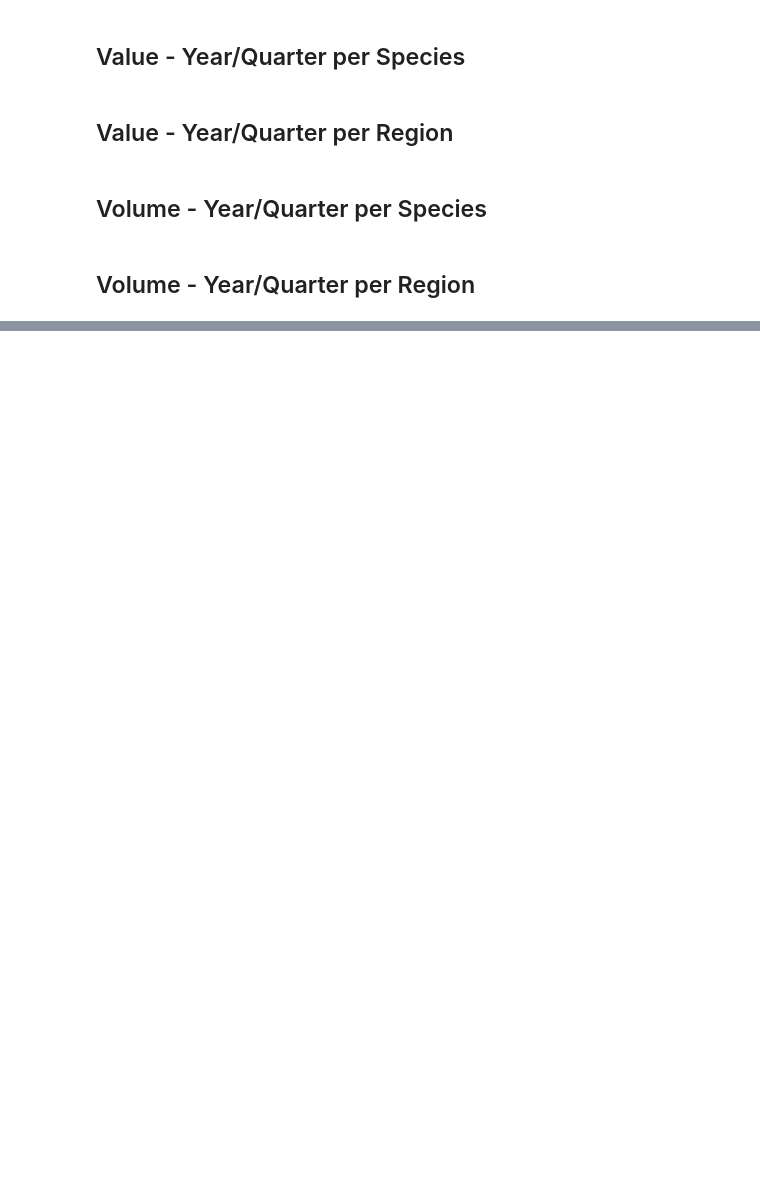
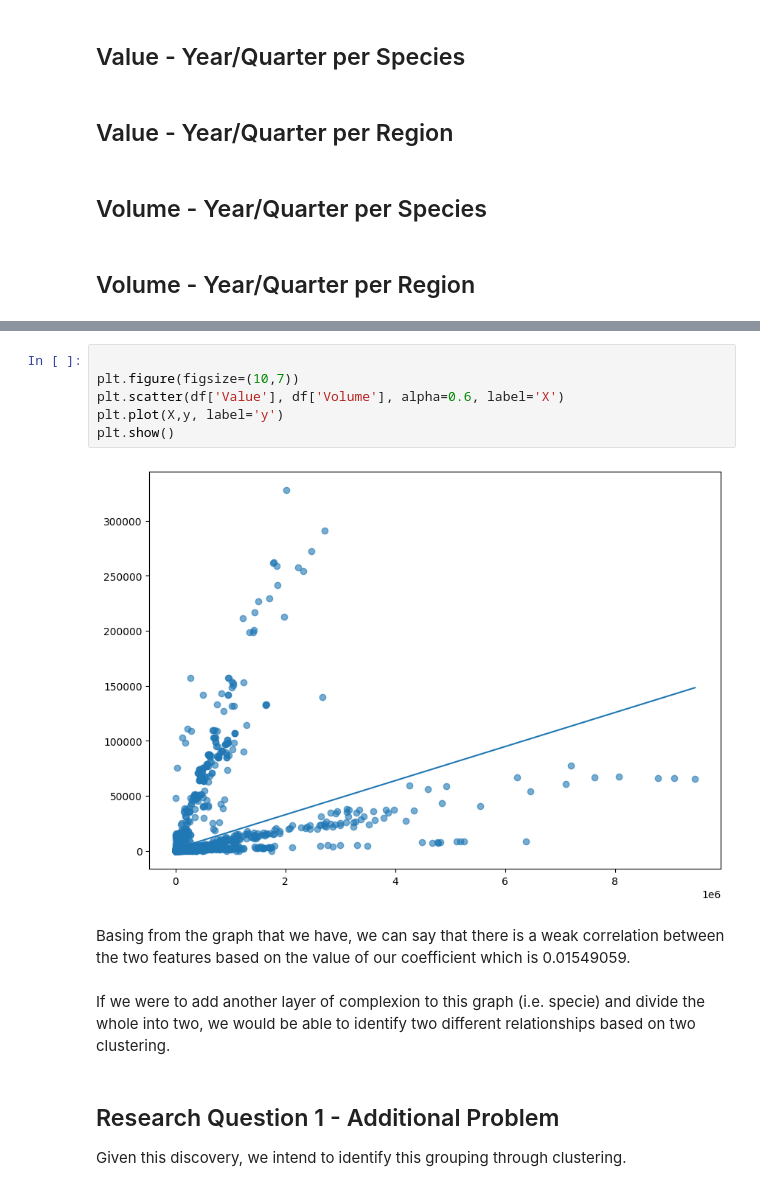
Before and after one commit to jcfrongoso/cs132-final-project, a Jupyter notebook: eda.ipynb, the cells around one changed output, grey strips where cells are left out. Cells and saved outputs as stored; diff of their text form; blank space fills up the shorter version.

```diff
--- a/eda.ipynb
+++ b/eda.ipynb
@@ -206,0 +245,16 @@ For this plot, there's a discrepancy that could be inferred. Two plots, one goin
+# %%
+
+plt.figure(figsize=(10,7))
+plt.scatter(df['Value'], df['Volume'], alpha=0.6, label='X')
+plt.plot(X,y, label='y')
+plt.show()
+# %% [output]
+[figure, added]
+# %% [markdown]
+Basing from the graph that we have, we can say that there is a weak correlation between the two features based on the value of our coefficient which is 0.01549059.
+# %% [markdown]
+If we were to add another layer of complexion to this graph (i.e. specie) and divide the whole into two, we would be able to identify two different relationships based on two clustering.
+# %% [markdown]
+## Research Question 1 - Additional Problem
+
+Given this discovery, we intend to identify this grouping through clustering.
```
Also changed, not shown: parts of 10 cells of this notebook.
